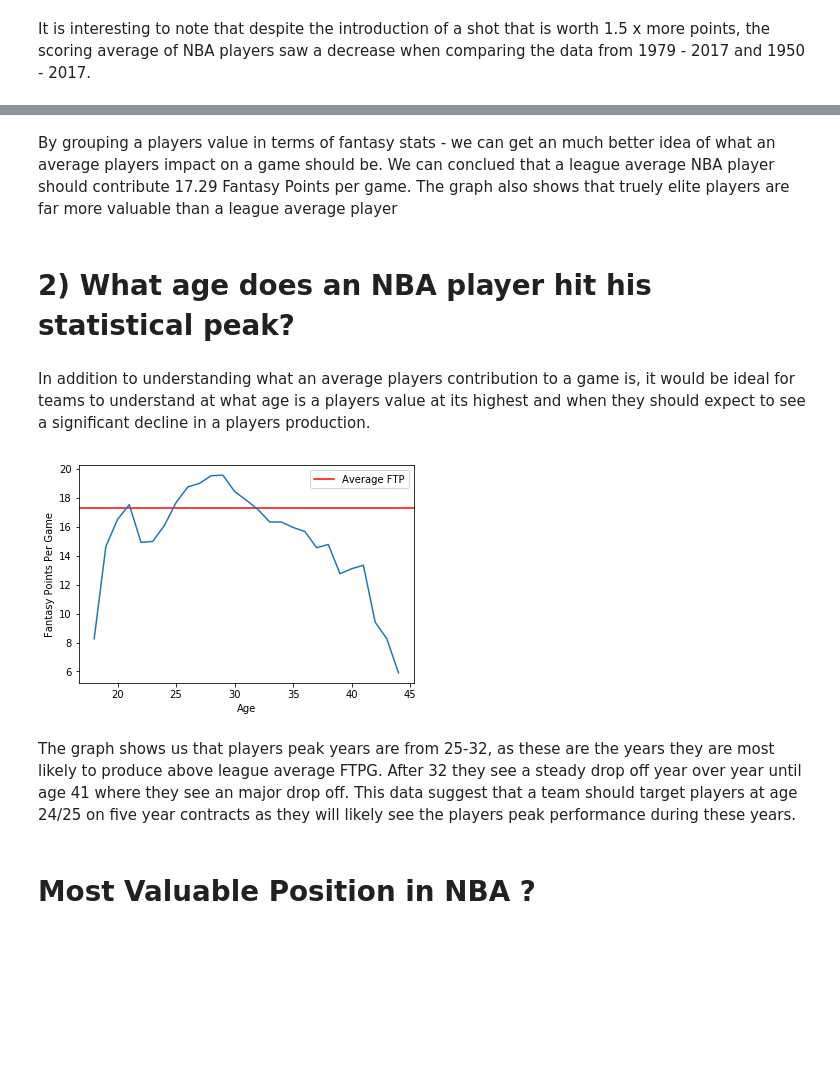
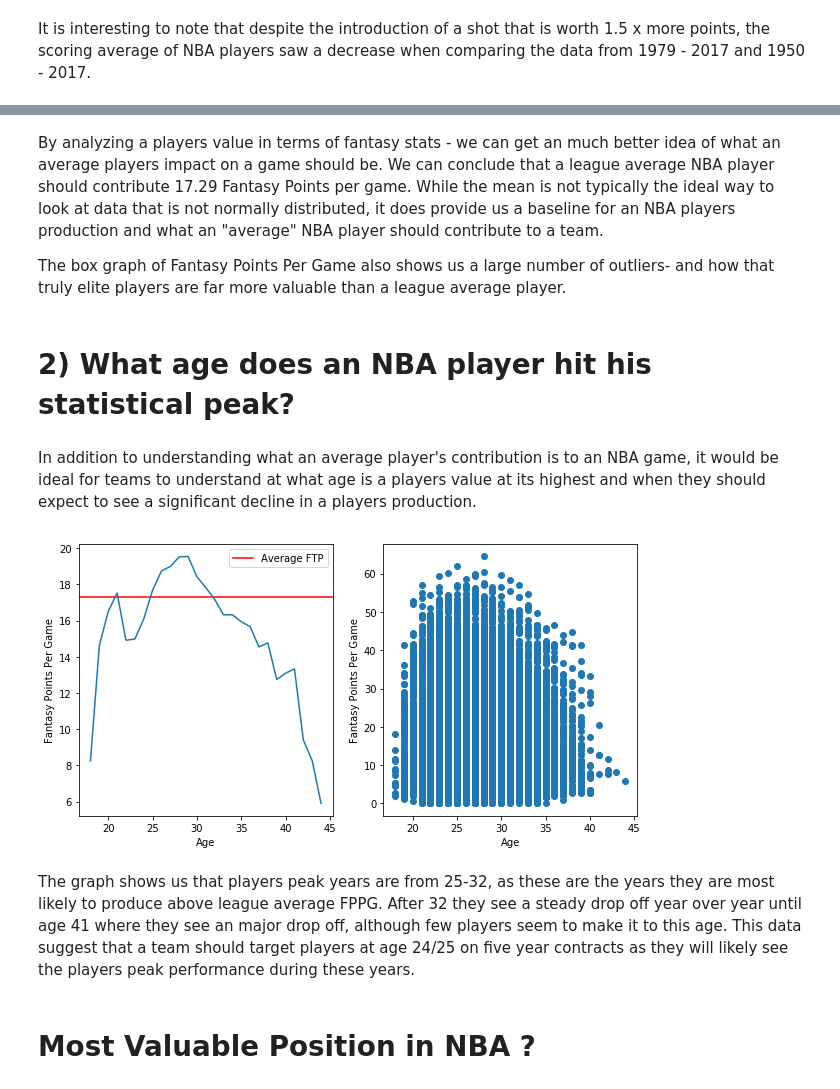
Before and after one commit to alex1haluska/prebootcampcapstone, a Jupyter notebook: Capstone Project Final.ipynb, the cells around one changed output, grey strips where cells are left out. Cells and saved outputs as stored; diff of their text form; code cells hidden in the pictures; blank space fills up the shorter version.

```diff
--- a/Capstone Project Final.ipynb
+++ b/Capstone Project Final.ipynb
@@ -139,26 +170,38 @@ The average NBA player contributes 17.29 Fantasy Points per game
 # %% [markdown]
-By grouping a players value in terms of fantasy stats - we can get an much better idea of what an average players impact
-on a game should be. We can conclued that a league average NBA player should contribute 17.29 Fantasy Points per game. The graph also shows that truely elite players are far more valuable than a league average player
+By analyzing a players value in terms of fantasy stats - we can get an much better idea of what an average players impact
+on a game should be. We can conclude that a league average NBA player should contribute 17.29 Fantasy Points per game. While the mean is not typically the ideal way to look at data that is not normally distributed, it does provide us a baseline for an NBA players production and what an "average" NBA player should contribute to a team.
+
+The box graph  of Fantasy Points Per Game also shows us a large number of outliers- and how that truly elite players are far more valuable than a league average player.
 # %% [markdown]
 # 2)  What age does an NBA player hit his statistical peak?
 # %% [markdown]
-In addition to understanding what an average players contribution to a game is, it would be ideal for teams to understand at what age is a players value at its highest and when they should expect to see a significant decline in a players production.
+In addition to understanding what an average player's contribution is to an NBA game, it would be ideal for teams to understand at what age is a players value at its highest and when they should expect to see a significant decline in a players production.
 # %%
 ### group by age
 nba_age=nba_players_modern_era.groupby('Age')['overall_contribution'].mean()
 
 ### plot overall contribution by age
 z= np.mean(nba_players_modern_era['overall_contribution'])
+plt.figure(figsize=(10, 5))
+plt.subplot(1, 2, 1)
 plt.axhline(z,color='r',label = 'Average FTP')
 plt.plot(nba_age,label = '')
 plt.ylabel('Fantasy Points Per Game')
 plt.xlabel('Age')
 plt.legend()
+
+plt.subplot(1, 2, 2)
+plt.scatter(x=nba_players_modern_era['Age'],y=nba_players_modern_era['overall_contribution'])
+plt.ylabel('Fantasy Points Per Game')
+plt.xlabel('Age')
+
+
 plt.show()
+## scatter plot on the side ##meadian in green
 # %% [output]
-[figure, old version]
+[figure, new version]
 # %% [markdown]
-The graph shows us that players peak years are from 25-32, as these are the years they are most likely to produce above league average FTPG. After 32 they see a steady drop off year over year until age 41 where they see an major drop off. This data suggest that a team should target players at age 24/25 on five year contracts as they will likely see the players peak performance during these years.
+The graph shows us that players peak years are from 25-32, as these are the years they are most likely to produce above league average FPPG. After 32 they see a steady drop off year over year until age 41 where they see an major drop off, although few players seem to make it to this age. This data suggest that a team should target players at age 24/25 on five year contracts as they will likely see the players peak performance during these years.
 # %% [markdown]
 # Most Valuable Position in NBA ?
 # %% [markdown]
```
Also changed, not shown: parts of 17 cells of this notebook.
